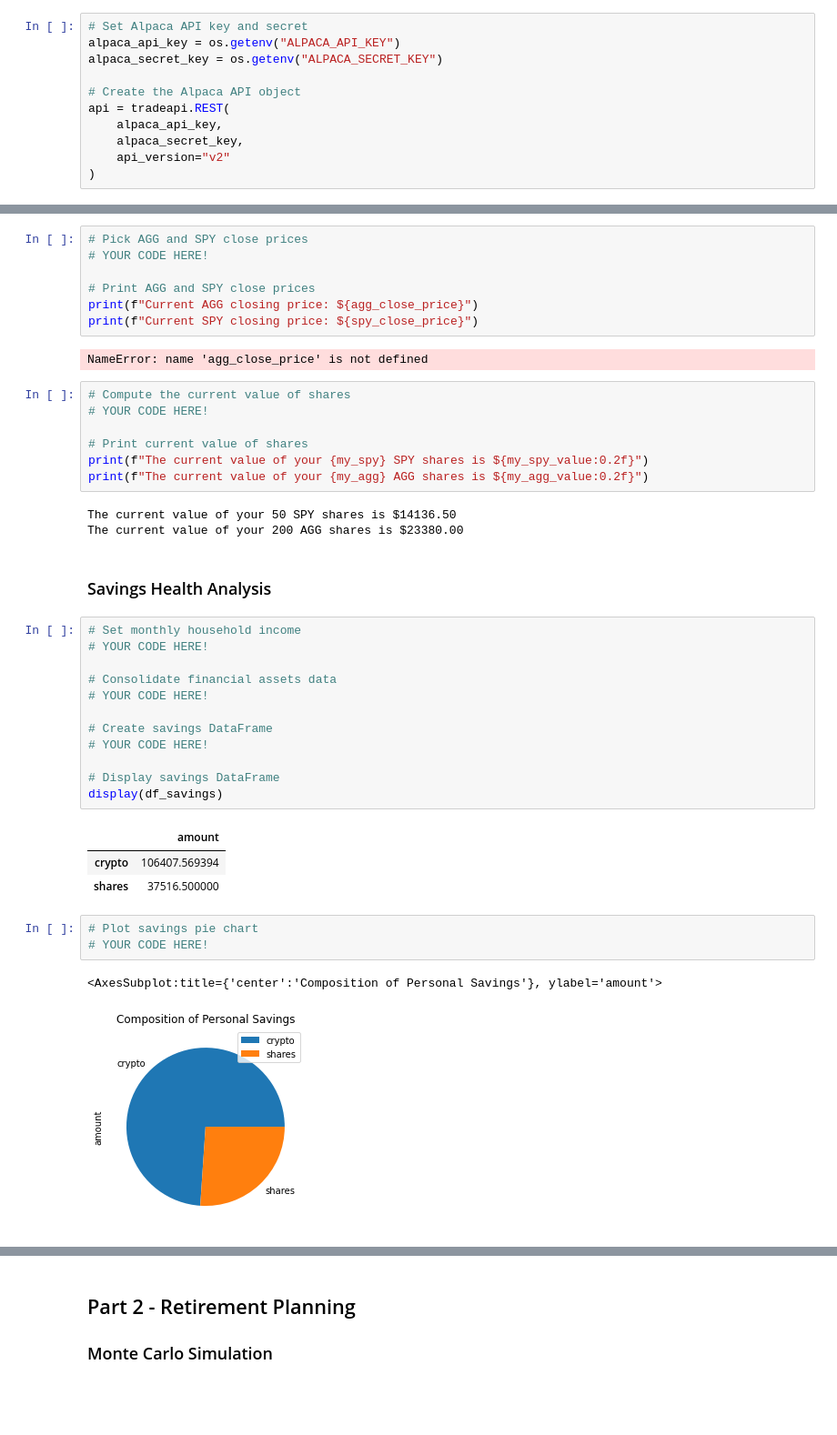
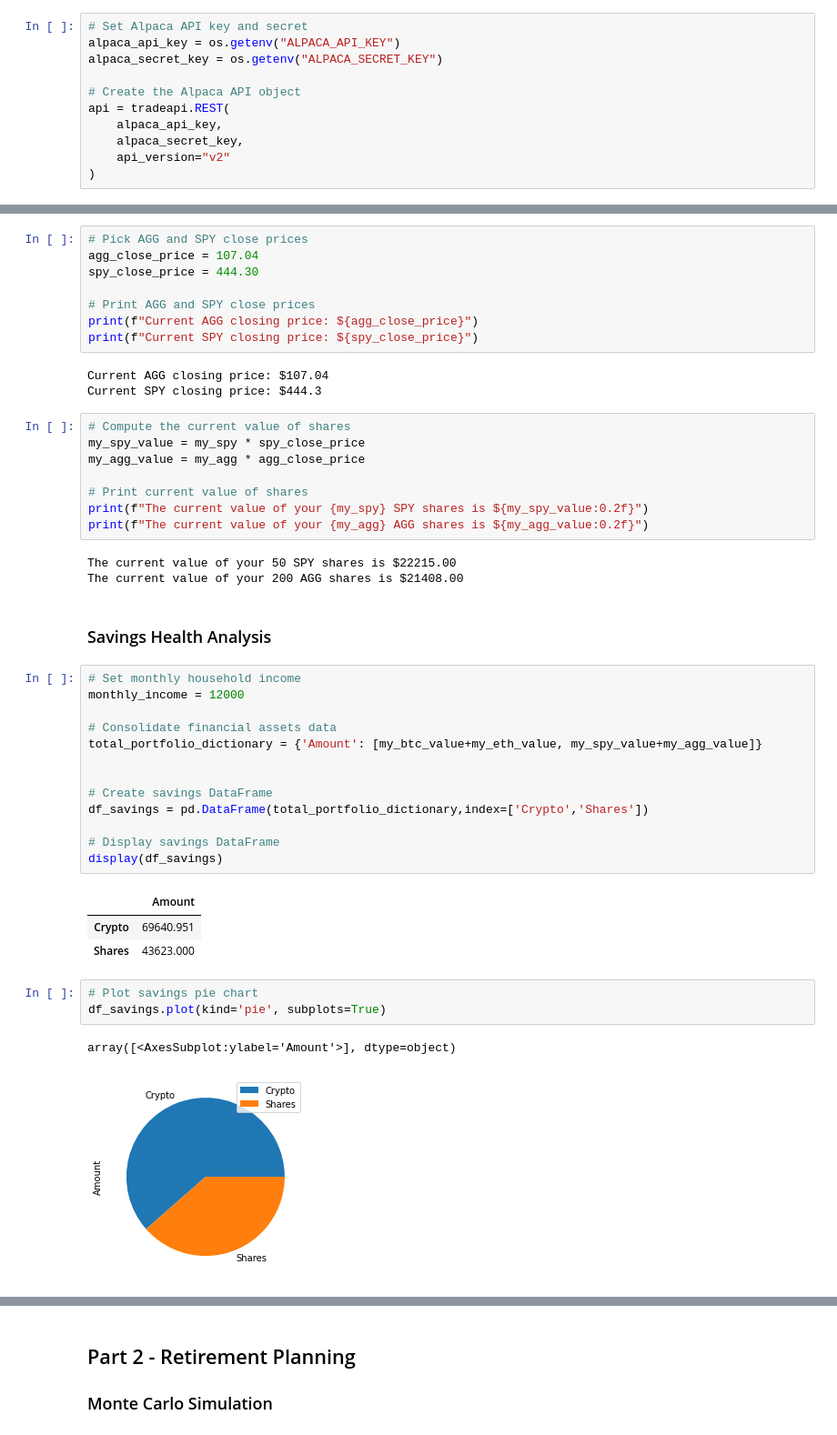
Before and after one commit to chaka37/API, a Jupyter notebook: Starter_Code/financial-planner.ipynb, the cells around one changed output, grey strips where cells are left out. Shown at 91% size. Cells and saved outputs as stored; diff of their text form; blank space fills up the shorter version.

Commit message:
Making progress. Having trouble with montecarlo saying i have to many indexes.

```diff
--- a/Starter_Code/financial-planner.ipynb
+++ b/Starter_Code/financial-planner.ipynb
@@ -94,43 +97,47 @@ HTTPError: 404 Client Error: Not Found for url: https://data.alpaca.markets/v1/b
 # %%
 # Pick AGG and SPY close prices
-# YOUR CODE HERE!
+agg_close_price = 107.04
+spy_close_price = 444.30
 
 # Print AGG and SPY close prices
 print(f"Current AGG closing price: ${agg_close_price}")
 print(f"Current SPY closing price: ${spy_close_price}")
 # %% [output]
-NameError: name 'agg_close_price' is not defined
+Current AGG closing price: $107.04
+Current SPY closing price: $444.3
 # %%
 # Compute the current value of shares
-# YOUR CODE HERE!
+my_spy_value = my_spy * spy_close_price
+my_agg_value = my_agg * agg_close_price
 
 # Print current value of shares
 print(f"The current value of your {my_spy} SPY shares is ${my_spy_value:0.2f}")
 print(f"The current value of your {my_agg} AGG shares is ${my_agg_value:0.2f}")
 # %% [output]
-The current value of your 50 SPY shares is $14136.50
-The current value of your 200 AGG shares is $23380.00
+The current value of your 50 SPY shares is $22215.00
+The current value of your 200 AGG shares is $21408.00
 # %% [markdown]
 ### Savings Health Analysis
 # %%
 # Set monthly household income
-# YOUR CODE HERE!
+monthly_income = 12000
 
 # Consolidate financial assets data
-# YOUR CODE HERE!
+total_portfolio_dictionary = {'Amount': [my_btc_value+my_eth_value, my_spy_value+my_agg_value]}
+
 
 # Create savings DataFrame
-# YOUR CODE HERE!
+df_savings = pd.DataFrame(total_portfolio_dictionary,index=['Crypto','Shares'])
 
 # Display savings DataFrame
 display(df_savings)
 # %% [output]
-|  | amount |
-| crypto | 106407.569394 |
-| shares | 37516.500000 |
+|  | Amount |
+| Crypto | 69640.951 |
+| Shares | 43623.000 |
 # %%
 # Plot savings pie chart
-# YOUR CODE HERE!
+df_savings.plot(kind='pie', subplots=True)
 # %% [output]
-<AxesSubplot:title={'center':'Composition of Personal Savings'}, ylabel='amount'>
+array([<AxesSubplot:ylabel='Amount'>], dtype=object)
-[figure, old version]
+[figure, new version]
```
Also changed, not shown: parts of 6 cells of this notebook.
